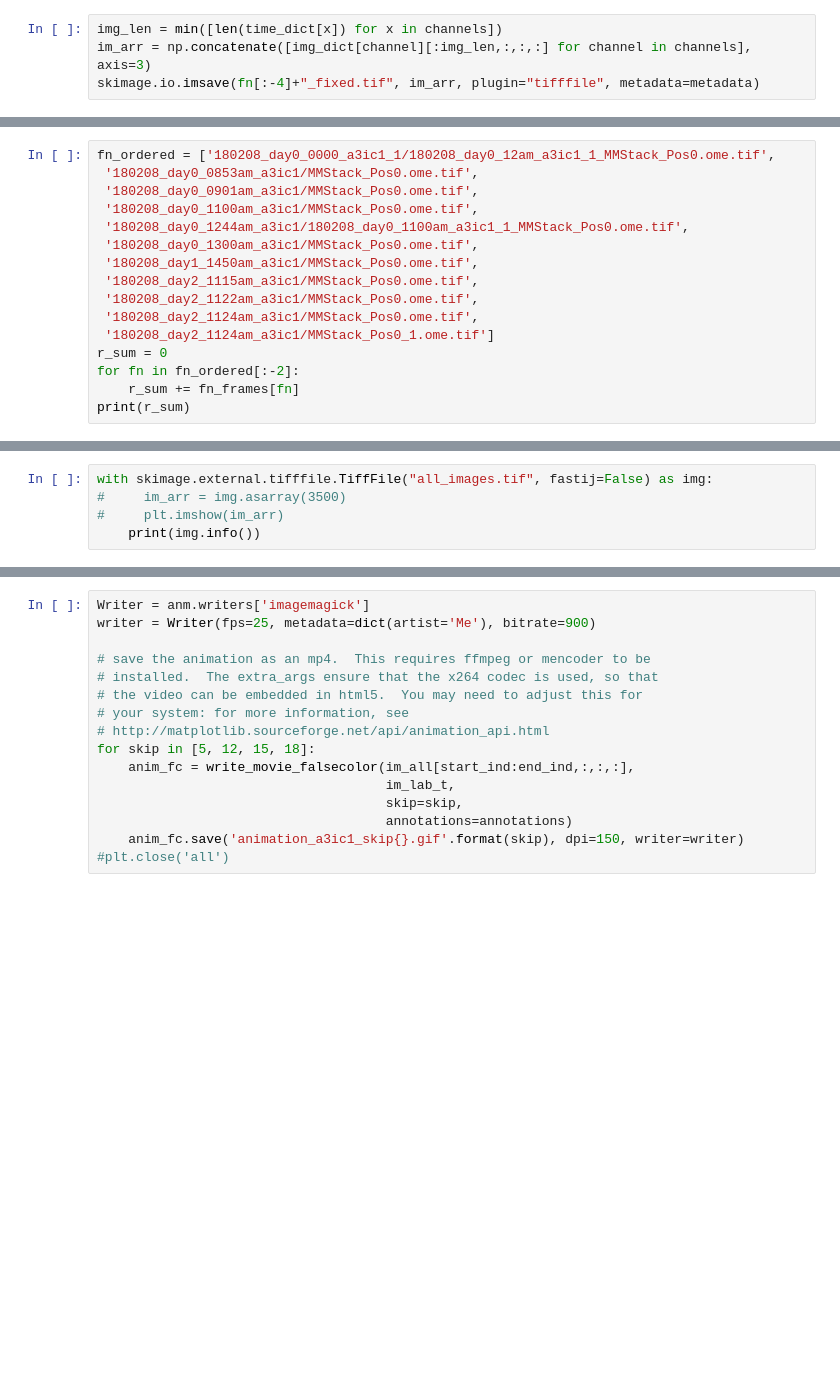
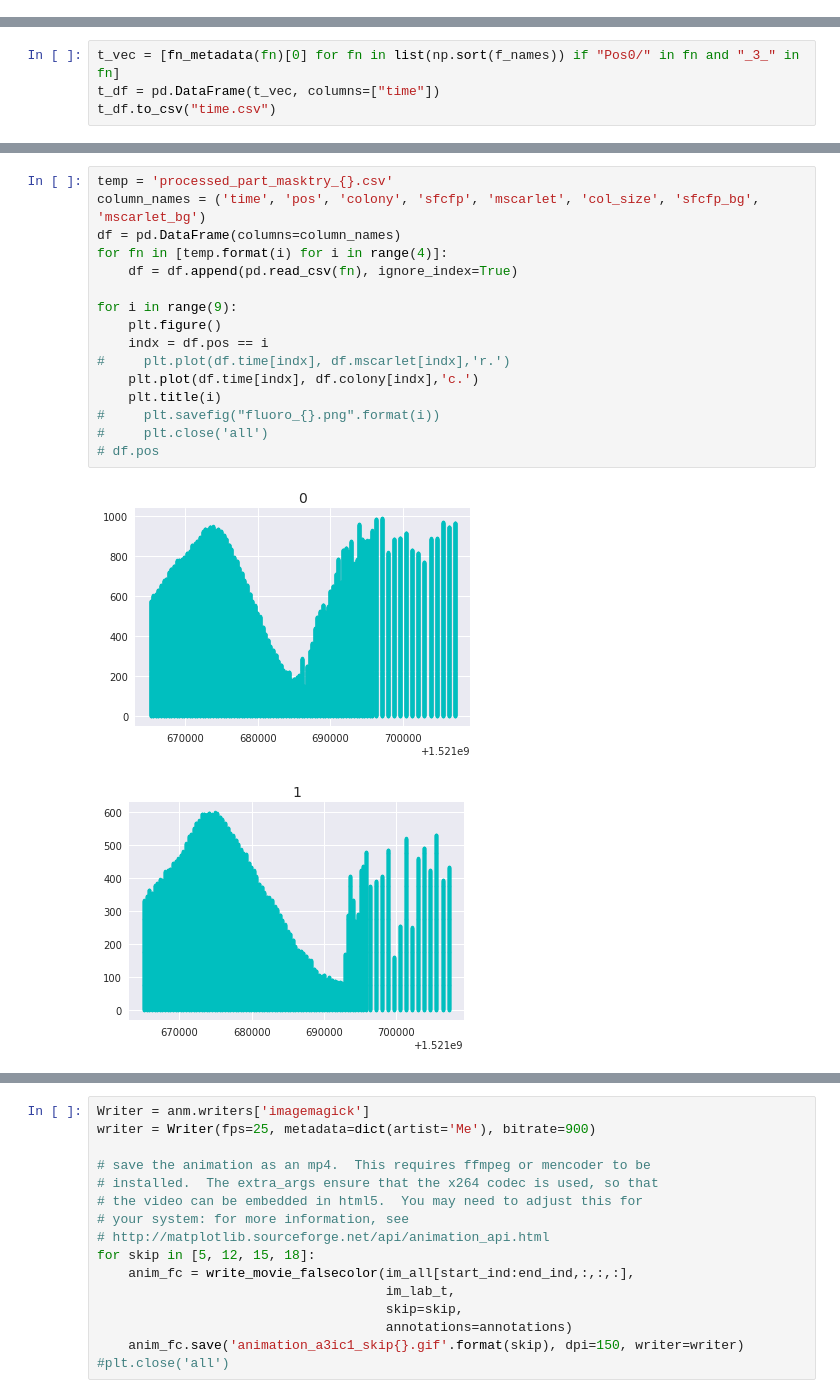
Before and after one commit to boospooky/omnitray-modeling, a Jupyter notebook: omnitray-modeling/image_analysis_cascade.ipynb, the cells around one changed output, grey strips where cells are left out. Drawn from its saved outputs; the diff is of its cells as text; blank space fills up the shorter version.

Commit message:
Updated image analysis and sim

```diff
--- a/omnitray-modeling/image_analysis_cascade.ipynb
+++ b/omnitray-modeling/image_analysis_cascade.ipynb
@@ -540,4 +325,0 @@ df_out.colony.max()
-# %%
-img_len = min([len(time_dict[x]) for x in channels])
-im_arr = np.concatenate([img_dict[channel][:img_len,:,:,:] for channel in channels], axis=3)
-skimage.io.imsave(fn[:-4]+"_fixed.tif", im_arr, plugin="tifffile", metadata=metadata)
@@ -704,16 +630,0 @@ Writing  180208_day2_1124am_a3ic1/MMStack_Pos0_1.ome.tif
-# %%
-fn_ordered = ['180208_day0_0000_a3ic1_1/180208_day0_12am_a3ic1_1_MMStack_Pos0.ome.tif',
- '180208_day0_0853am_a3ic1/MMStack_Pos0.ome.tif',
- '180208_day0_0901am_a3ic1/MMStack_Pos0.ome.tif',
- '180208_day0_1100am_a3ic1/MMStack_Pos0.ome.tif',
- '180208_day0_1244am_a3ic1/180208_day0_1100am_a3ic1_1_MMStack_Pos0.ome.tif',
- '180208_day0_1300am_a3ic1/MMStack_Pos0.ome.tif',
- '180208_day1_1450am_a3ic1/MMStack_Pos0.ome.tif',
- '180208_day2_1115am_a3ic1/MMStack_Pos0.ome.tif',
- '180208_day2_1122am_a3ic1/MMStack_Pos0.ome.tif',
- '180208_day2_1124am_a3ic1/MMStack_Pos0.ome.tif',
- '180208_day2_1124am_a3ic1/MMStack_Pos0_1.ome.tif']
-r_sum = 0
-for fn in fn_ordered[:-2]:
-    r_sum += fn_frames[fn]
-print(r_sum)
@@ -722,5 +630,0 @@ print(r_sum)
-# %%
-with skimage.external.tifffile.TiffFile("all_images.tif", fastij=False) as img:
-#     im_arr = img.asarray(3500)
-#     plt.imshow(im_arr)
-    print(img.info())
@@ -775 +633,5 @@ Writing  180208_day2_1124am_a3ic1/MMStack_Pos0_1.ome.tif
+# %%
+t_vec = [fn_metadata(fn)[0] for fn in list(np.sort(f_names)) if "Pos0/" in fn and "_3_" in fn]
+t_df = pd.DataFrame(t_vec, columns=["time"])
+t_df.to_csv("time.csv")
 # %%
@@ -836,0 +728,19 @@ im_lab = skimage.io.imread('all_images_masks.tif')
+# %%
+temp = 'processed_part_masktry_{}.csv'
+column_names = ('time', 'pos', 'colony', 'sfcfp', 'mscarlet', 'col_size', 'sfcfp_bg', 'mscarlet_bg')
+df = pd.DataFrame(columns=column_names)
+for fn in [temp.format(i) for i in range(4)]:
+    df = df.append(pd.read_csv(fn), ignore_index=True)
+
+for i in range(9):
+    plt.figure()
+    indx = df.pos == i
+#     plt.plot(df.time[indx], df.mscarlet[indx],'r.')
+    plt.plot(df.time[indx], df.colony[indx],'c.')
+    plt.title(i)
+#     plt.savefig("fluoro_{}.png".format(i))
+#     plt.close('all')
+# df.pos
+# %% [output]
+[figure, added]
+[figure, added]
```
Also changed, not shown: parts of 39 cells of this notebook.
